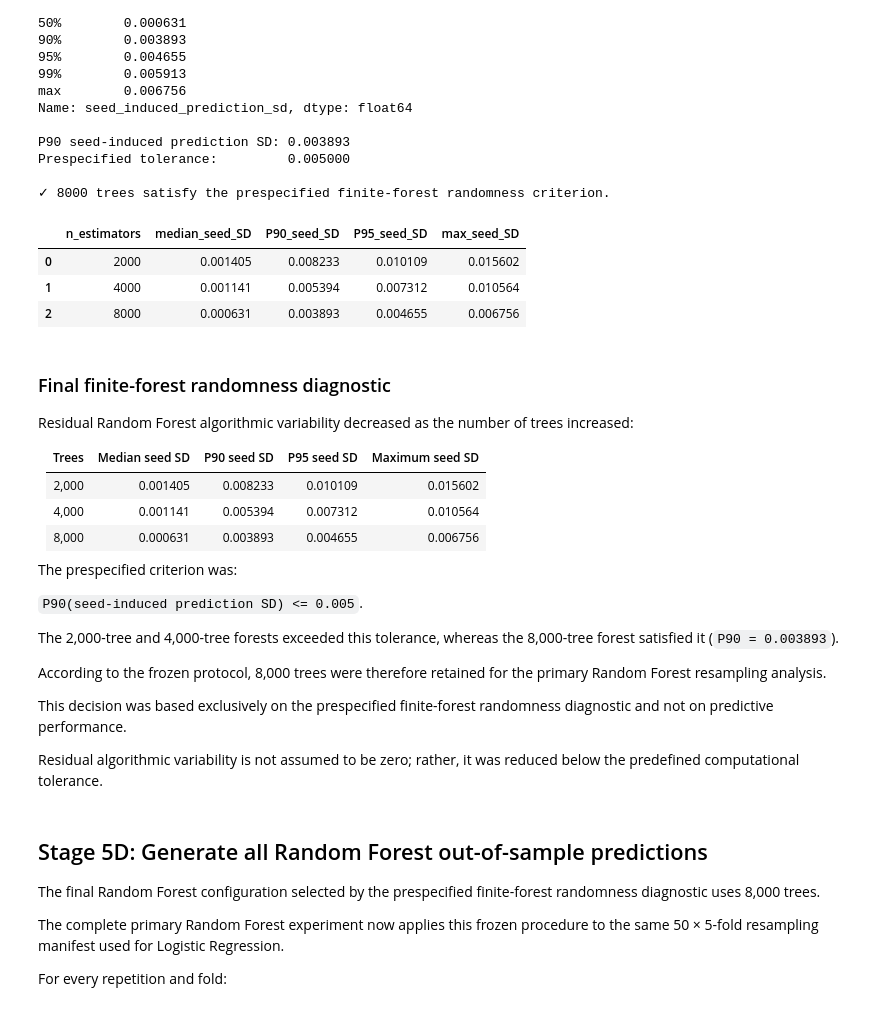
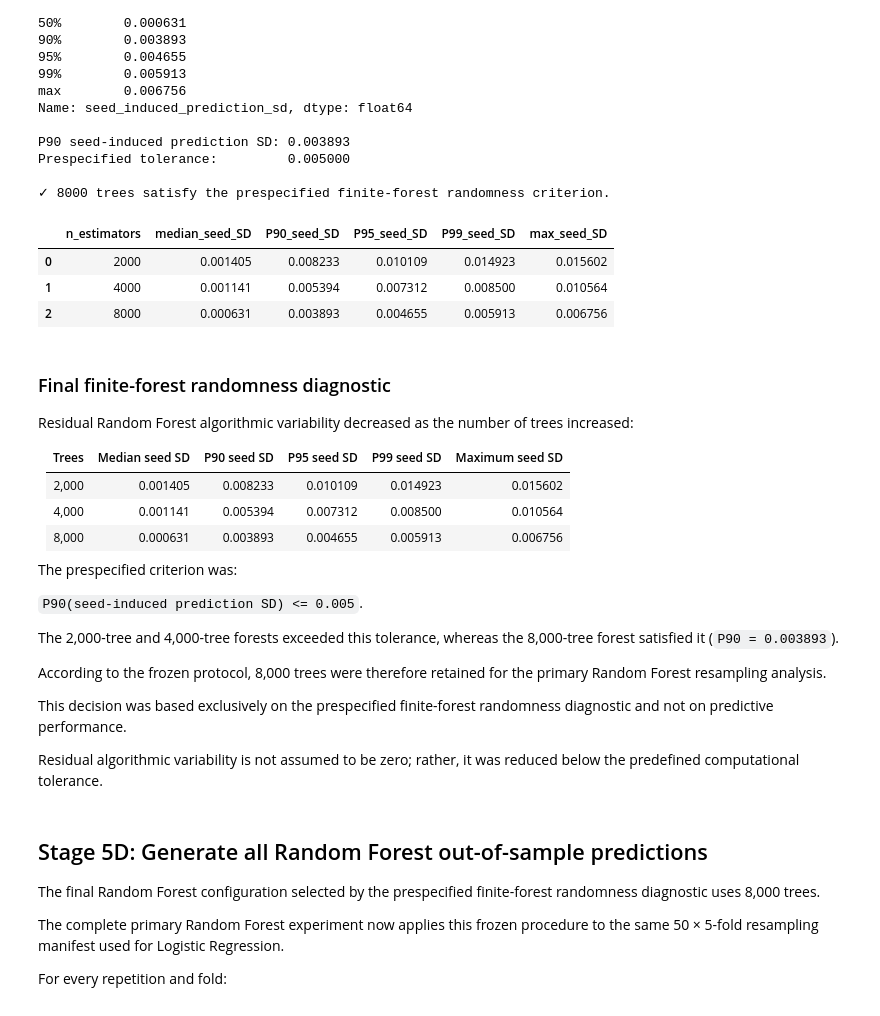
Before and after one commit to koalaresearch/WDBC-prediction-stability, a Jupyter notebook: 01_wdbc_prediction_stability.ipynb, the cells around one changed output. Saved outputs shown, nothing was run; the diff lists cells and outputs as text; code cells hidden in the pictures.

Commit message:
Finalize reproducible WDBC prediction stability analysis

```diff
--- a/01_wdbc_prediction_stability.ipynb
+++ b/01_wdbc_prediction_stability.ipynb
@@ -851,30 +1114,3 @@ lr_pipeline = Pipeline([
         max_iter=5000
     ))
 ])
-
-# 2. First-fold pilot audit extraction (Repetition 0, Fold 0)
-train_idx, test_idx = single_repeat_splits[0]
-
-X_train = X_analysis.iloc[train_idx]
-X_test = X_analysis.iloc[test_idx]
-
-y_train = y_analysis.iloc[train_idx]
-y_test = y_analysis.iloc[test_idx]
-
-# 3. Fit using the training fold only
-lr_pipeline.fit(X_train, y_train)
-
-# 4. Audit dimensions and optimizer convergence
-print("Train size:", len(train_idx))
-print("Test size:", len(test_idx))
-print("Model classes:", lr_pipeline.named_steps["model"].classes_)
-print("Number of optimizer iterations:", lr_pipeline.named_steps["model"].n_iter_[0])
-
-# Verify the positive-class index explicitly (1 = malignant)
-classes_list = list(lr_pipeline.named_steps["model"].classes_)
-assert classes_list == [0, 1], "Unexpected estimator class mapping"
-
-malignant_class_index = classes_list.index(1)
-
-# Extract validated malignancy probabilities
-p_test = lr_pipeline.predict_proba(X_test)[:, malignant_class_index]
@@ -2203,47 +2315,53 @@ comparison = pd.DataFrame({
         ),
     ],
 
     "P95_seed_SD": [
         np.quantile(
             rf_seed_sd,
             0.95,
             method="linear"
         ),
         np.quantile(
             rf_seed_sd_4000,
             0.95,
             method="linear"
         ),
         np.quantile(
             rf_seed_sd_8000,
             0.95,
             method="linear"
         ),
     ],
 
+    "P99_seed_SD": [
+        rf_seed_sd_summary.loc["99%"],
+        rf_seed_sd_summary_4000.loc["99%"],
+        rf_seed_sd_summary_8000.loc["99%"],
+    ],
+
     "max_seed_SD": [
         rf_seed_sd.max(),
         rf_seed_sd_4000.max(),
         rf_seed_sd_8000.max(),
     ],
 })
 
 comparison
 # %% [output]
-|  | n_estimators | median_seed_SD | P90_seed_SD | P95_seed_SD | max_seed_SD |
-| 0 | 2000 | 0.001405 | 0.008233 | 0.010109 | 0.015602 |
-| 1 | 4000 | 0.001141 | 0.005394 | 0.007312 | 0.010564 |
-| 2 | 8000 | 0.000631 | 0.003893 | 0.004655 | 0.006756 |
+|  | n_estimators | median_seed_SD | P90_seed_SD | P95_seed_SD | P99_seed_SD | max_seed_SD |
+| 0 | 2000 | 0.001405 | 0.008233 | 0.010109 | 0.014923 | 0.015602 |
+| 1 | 4000 | 0.001141 | 0.005394 | 0.007312 | 0.008500 | 0.010564 |
+| 2 | 8000 | 0.000631 | 0.003893 | 0.004655 | 0.005913 | 0.006756 |
 # %% [markdown]
 ### Final finite-forest randomness diagnostic
 
 Residual Random Forest algorithmic variability decreased as the number of trees increased:
 
-| Trees | Median seed SD | P90 seed SD | P95 seed SD | Maximum seed SD |
-|------:|---------------:|------------:|------------:|----------------:|
-| 2,000 | 0.001405 | 0.008233 | 0.010109 | 0.015602 |
-| 4,000 | 0.001141 | 0.005394 | 0.007312 | 0.010564 |
-| 8,000 | 0.000631 | 0.003893 | 0.004655 | 0.006756 |
+| Trees | Median seed SD | P90 seed SD | P95 seed SD | P99 seed SD | Maximum seed SD |
+|------:|---------------:|------------:|------------:|------------:|----------------:|
+| 2,000 | 0.001405 | 0.008233 | 0.010109 | 0.014923 | 0.015602 |
+| 4,000 | 0.001141 | 0.005394 | 0.007312 | 0.008500 | 0.010564 |
+| 8,000 | 0.000631 | 0.003893 | 0.004655 | 0.005913 | 0.006756 |
 
 The prespecified criterion was:
 
```
Also changed, not shown: parts of 58 cells of this notebook, 30 other files.
